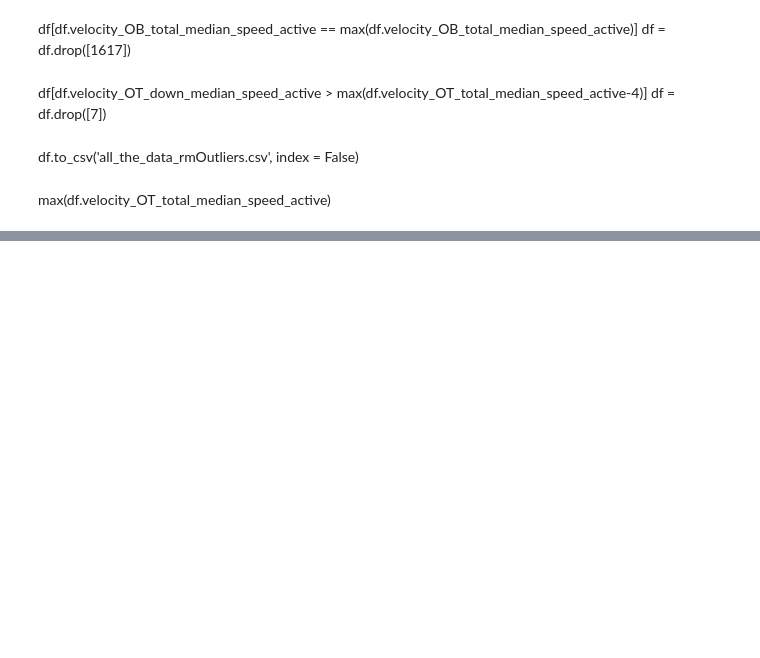
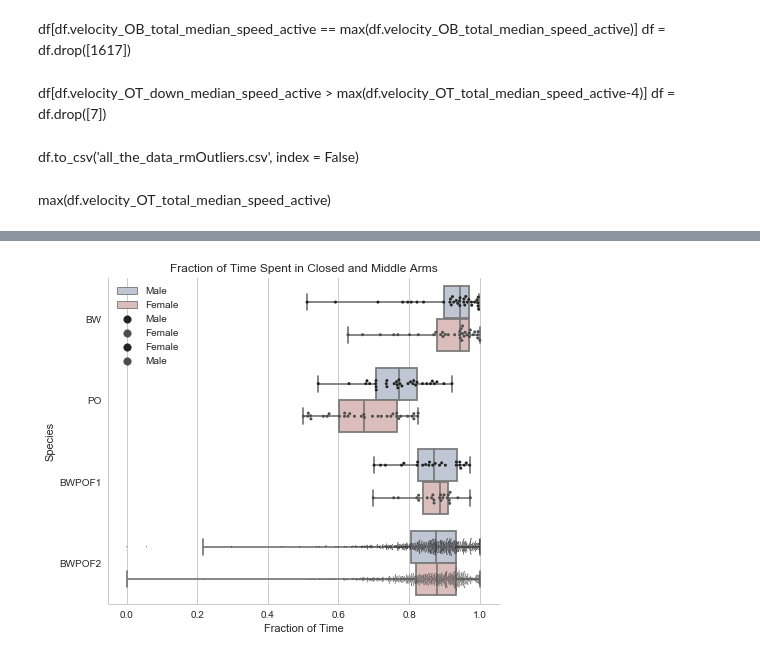
Before and after one commit to zachbogart/mice_behavior_capstone, a Jupyter notebook: process_data/results/ViolinPlot_designs.ipynb, the cells around one changed output, grey strips where cells are left out. Cells and saved outputs as stored; diff of their text form; code cells hidden in the pictures; blank space fills up the shorter version.

Commit message:
adding more plots

```diff
--- a/process_data/results/ViolinPlot_designs.ipynb
+++ b/process_data/results/ViolinPlot_designs.ipynb
@@ -347,0 +302,33 @@ peeking_fraction_total
+# %%
+var = 'fraction_in_arms_closed_and_middle'
+sns.set(style="ticks")
+sns.set_style("whitegrid")
+
+# Initialize the figure with a logarithmic x axis
+f, ax = plt.subplots(figsize=(7, 6))
+
+# Plot the orbital period with horizontal boxes
+sns.boxplot(x=var, y="mouse_details_strain", hue = 'Sex', data=df,
+               order = ['BW', 'PO','BWPOF1', 'BWPOF2'],
+               whis="range", palette="vlag")
+
+# Add in points to show each observation
+sns.swarmplot(x=var, y="mouse_details_strain", hue = 'Sex',
+              data=df[df.mouse_details_strain.isin(['BW', 'PO', 'BWPOF1'])],
+              size=3, color=".3", dodge = True, linewidth=0,
+              order = ['BW', 'PO', 'BWPOF1', 'BWPOF2'])
+
+# Add in points to show each observation
+sns.swarmplot(x=var, y="mouse_details_strain", hue = 'Sex',
+              data=df[df.mouse_details_strain.isin(['BWPOF2'])],
+              size=1, color=".3", dodge = True, linewidth=0,
+              order = ['BW', 'PO', 'BWPOF1', 'BWPOF2'])
+
+ax.set_title('Fraction of Time Spent in Closed and Middle Arms')
+ax.xaxis.grid(True)
+ax.legend(loc=2)
+ax.set(ylabel="Species", xlabel = "Fraction of Time")
+sns.despine()
+f.savefig("PosterPlots/"+ var + ".pdf")
+# %% [output]
+[figure, added]
```
Also changed, not shown: parts of 12 cells of this notebook, 6 other files.
